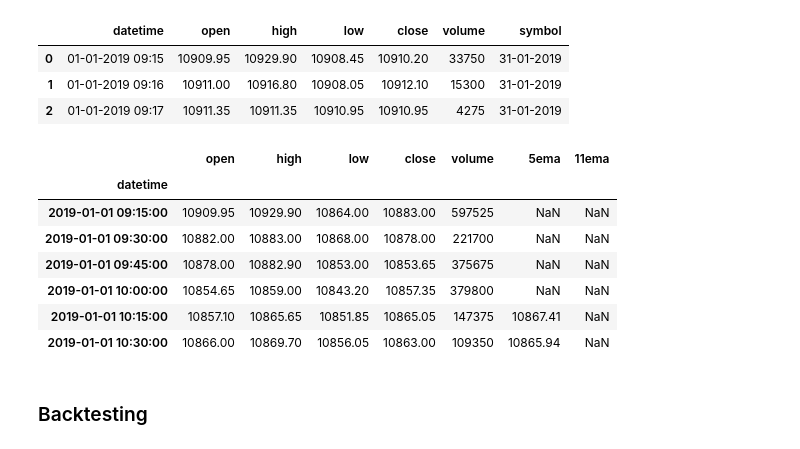
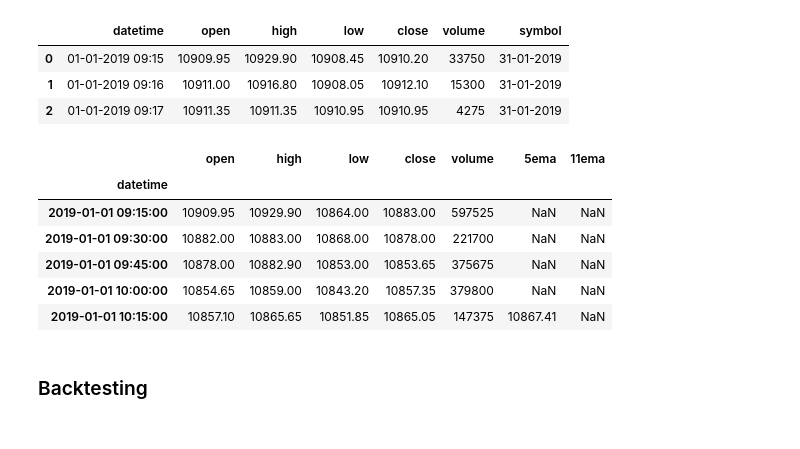
Before and after one commit to white-shado/balysis, a Jupyter notebook: Youtube/Playlist/How to start backtesting/Lecture 1.ipynb, the cells around one changed output. Drawn from its saved outputs; the diff is of its cells as text; code cells hidden in the pictures.

```diff
--- a/Youtube/Playlist/How to start backtesting/Lecture 1.ipynb
+++ b/Youtube/Playlist/How to start backtesting/Lecture 1.ipynb
@@ -66,13 +64,12 @@ ta.supertrend()
 # %%
-df.head(6)
+df.head(5)
 # %% [output]
 |  | open | high | low | close | volume | 5ema | 11ema |
 | datetime |  |  |  |  |  |  |  |
 | 2019-01-01 09:15:00 | 10909.95 | 10929.90 | 10864.00 | 10883.00 | 597525 | NaN | NaN |
 | 2019-01-01 09:30:00 | 10882.00 | 10883.00 | 10868.00 | 10878.00 | 221700 | NaN | NaN |
 | 2019-01-01 09:45:00 | 10878.00 | 10882.90 | 10853.00 | 10853.65 | 375675 | NaN | NaN |
 | 2019-01-01 10:00:00 | 10854.65 | 10859.00 | 10843.20 | 10857.35 | 379800 | NaN | NaN |
 | 2019-01-01 10:15:00 | 10857.10 | 10865.65 | 10851.85 | 10865.05 | 147375 | 10867.41 | NaN |
-| 2019-01-01 10:30:00 | 10866.00 | 10869.70 | 10856.05 | 10863.00 | 109350 | 10865.94 | NaN |
 # %% [markdown]
 ### Backtesting
```
Also changed, not shown: parts of 5 cells of this notebook.
